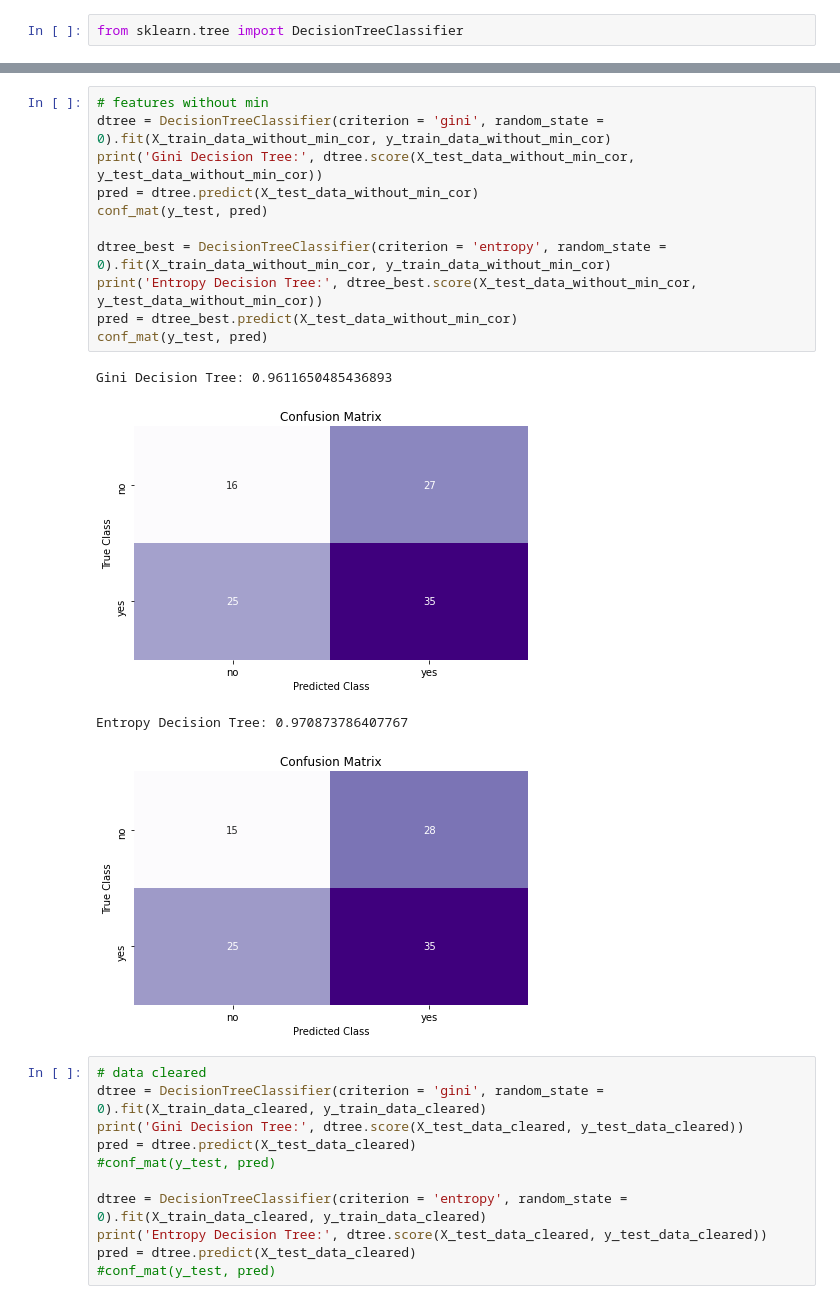
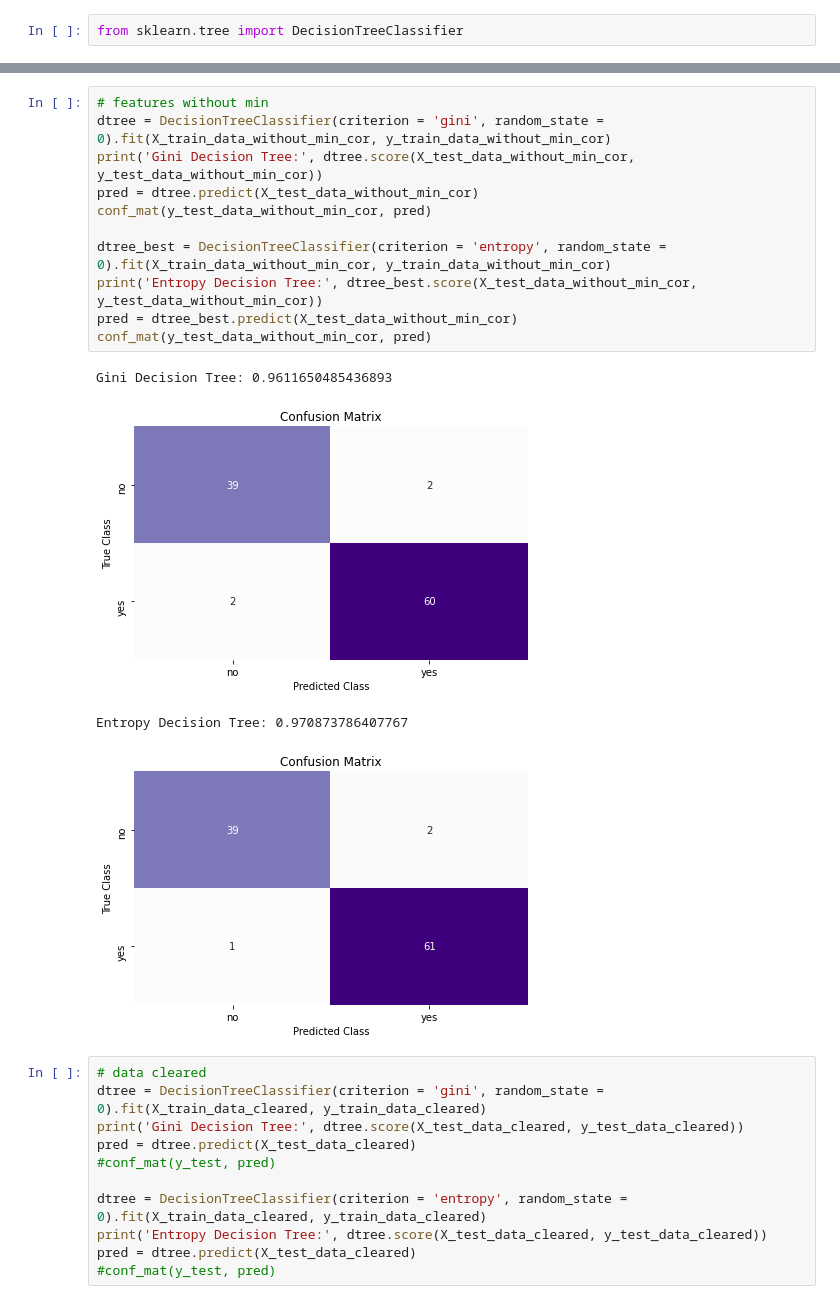
Before and after one commit to tasha996/Machine-Learning, a Jupyter notebook: Dijabetes.ipynb, the cells around one changed output, grey strips where cells are left out. Drawn from its saved outputs; the diff is of its cells as text.

```diff
--- a/Dijabetes.ipynb
+++ b/Dijabetes.ipynb
@@ -660,19 +624,19 @@ Entropy Decision Tree: 0.9514563106796117
 # %%
 # features without min
 dtree = DecisionTreeClassifier(criterion = 'gini', random_state = 0).fit(X_train_data_without_min_cor, y_train_data_without_min_cor)
 print('Gini Decision Tree:', dtree.score(X_test_data_without_min_cor, y_test_data_without_min_cor))
 pred = dtree.predict(X_test_data_without_min_cor)
-conf_mat(y_test, pred)
+conf_mat(y_test_data_without_min_cor, pred)
 
 dtree_best = DecisionTreeClassifier(criterion = 'entropy', random_state = 0).fit(X_train_data_without_min_cor, y_train_data_without_min_cor)
 print('Entropy Decision Tree:', dtree_best.score(X_test_data_without_min_cor, y_test_data_without_min_cor))
 pred = dtree_best.predict(X_test_data_without_min_cor)
-conf_mat(y_test, pred)
+conf_mat(y_test_data_without_min_cor, pred)
 # %% [output]
 Gini Decision Tree: 0.9611650485436893
-[figure, old version]
+[figure, new version]
 Entropy Decision Tree: 0.970873786407767
-[figure, old version]
+[figure, new version]
 # %%
 # data cleared
 dtree = DecisionTreeClassifier(criterion = 'gini', random_state = 0).fit(X_train_data_cleared, y_train_data_cleared)
```
Also changed, not shown: parts of 13 cells of this notebook.
